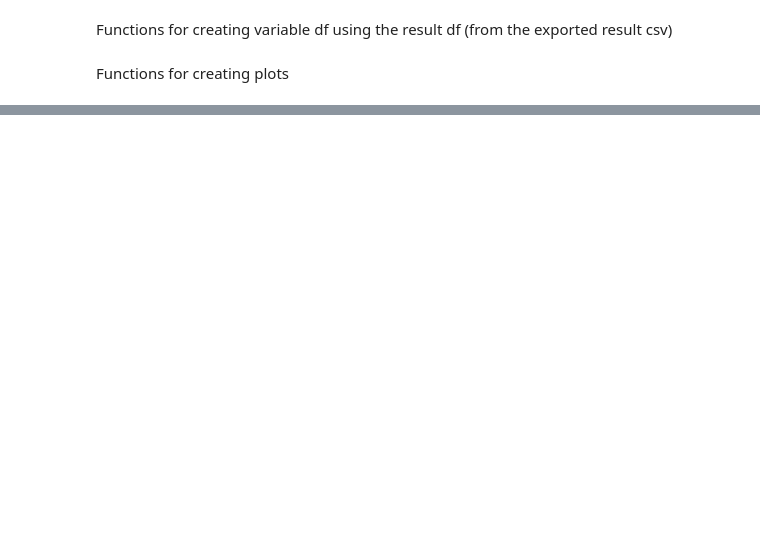
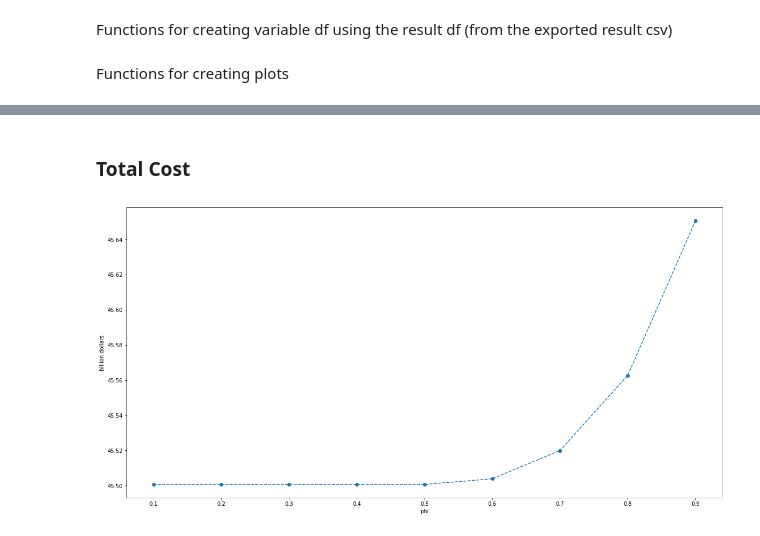
Before and after one commit to lewisjko/FYDP, a Jupyter notebook: FYDP.ipynb, the cells around one changed output, grey strips where cells are left out. Cells and saved outputs as stored; diff of their text form; code cells hidden in the pictures; blank space fills up the shorter version.

```diff
--- a/FYDP.ipynb
+++ b/FYDP.ipynb
@@ -1799,0 +1975,17 @@ print("Emission offset is:",format(df.loc[df['variable'] == 'em_offset_max_1','v
+# %% [markdown]
+### Total Cost
+# %%
+total_cost_list = []
+phi_list = []
+
+for df in [combined_result_phi_1_df,combined_result_phi_2_df,combined_result_phi_3_df,combined_result_phi_4_df,combined_result_phi_5_df,combined_result_phi_6_df,combined_result_phi_7_df,combined_result_phi_8_df,combined_result_phi_9_df]:
+    total_cost = df.loc[df['variable']=='total_cost','value'].tolist()[0]
+    phi = df.loc[df['variable']=='phi','value'].tolist()[0]
+    total_cost_list.append(total_cost/10**9)
+    phi_list.append(phi)
+
+# print(total_cost_list)
+# print(phi_list)
+create_plot_list(phi_list,total_cost_list,'phi','billion dollars')
+# %% [output]
+[figure, added]
```
Also changed, not shown: parts of 75 cells of this notebook, 1 other file.
